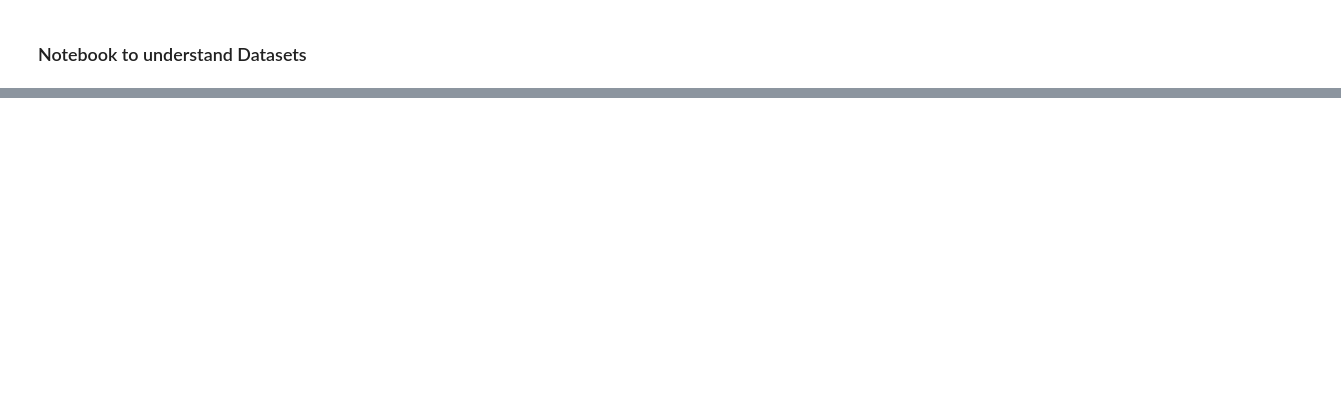
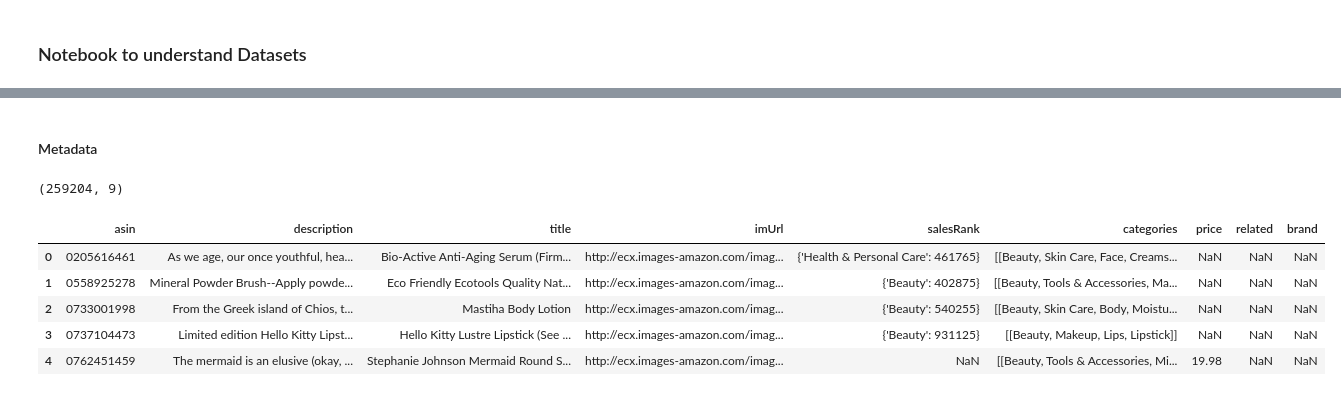
Before and after one commit to Hafeezmhk7/Hafeez_ecir_tiger, a Jupyter notebook: notebooks/dataset.ipynb, the cells around one changed output, grey strips where cells are left out. Drawn from its saved outputs; the diff is of its cells as text; code cells hidden in the pictures; blank space fills up the shorter version.

Commit message:
data understanding notebook

```diff
--- a/notebooks/dataset.ipynb
+++ b/notebooks/dataset.ipynb
@@ -43,0 +309,5 @@ exp_splits["val"][0]
+# %%
+with open(f"{DATASET_DIR}/{DATASET_SPLIT}/zeroshot_exp_splits.pkl", "rb") as f:
+    zeroshot_exp_splits = pickle.load(f)
+
+display_pickle_summary(zeroshot_exp_splits, title="Zero-Shot Exp Splits Summary")
@@ -43,0 +324,5 @@ exp_splits["val"][0]
+# %%
+with open(f"{DATASET_DIR}/{DATASET_SPLIT}/user_id2name.pkl", "rb") as f:
+    user_id2name = pickle.load(f)
+
+len(user_id2name)
@@ -43,0 +331,5 @@ exp_splits["val"][0]
+# %%
+with open(f"{DATASET_DIR}/{DATASET_SPLIT}/datamaps.json", "rb") as f:
+    datamaps = json.load(f)
+
+display_pickle_summary(datamaps, title="Data Maps Summary")
@@ -43,0 +350,34 @@ exp_splits["val"][0]
+# %% [markdown]
+#### Metadata
+# %%
+def parse(path):
+  g = gzip.open(path, 'r')
+  for l in g:
+    yield eval(l)
+
+def parse(path):
+  g = gzip.open(path, 'rb')
+  for l in g:
+    yield eval(l)
+
+def getDF(path):
+  i = 0
+  df = {}
+  for d in parse(path):
+    df[i] = d
+    i += 1
+  return pd.DataFrame.from_dict(df, orient='index')
+
+df = getDF(f"{DATASET_DIR}/{DATASET_SPLIT}/meta.json.gz")
+df.shape
+# %%
+rprint(df.shape)
+df.head()
+# %% [output]
+(259204, 9)
+|  | asin | description | title | imUrl | salesRank | categories | price | related | brand |
+| 0 | 0205616461 | As we age, our once youthful, hea... | Bio-Active Anti-Aging Serum (Firm... | http://ecx.images-amazon.com/imag... | {'Health & Personal Care': 461765} | [[Beauty, Skin Care, Face, Creams... | NaN | NaN | NaN |
+| 1 | 0558925278 | Mineral Powder Brush--Apply powde... | Eco Friendly Ecotools Quality Nat... | http://ecx.images-amazon.com/imag... | {'Beauty': 402875} | [[Beauty, Tools & Accessories, Ma... | NaN | NaN | NaN |
+| 2 | 0733001998 | From the Greek island of Chios, t... | Mastiha Body Lotion | http://ecx.images-amazon.com/imag... | {'Beauty': 540255} | [[Beauty, Skin Care, Body, Moistu... | NaN | NaN | NaN |
+| 3 | 0737104473 | Limited edition Hello Kitty Lipst... | Hello Kitty Lustre Lipstick (See ... | http://ecx.images-amazon.com/imag... | {'Beauty': 931125} | [[Beauty, Makeup, Lips, Lipstick]] | NaN | NaN | NaN |
+| 4 | 0762451459 | The mermaid is an elusive (okay, ... | Stephanie Johnson Mermaid Round S... | http://ecx.images-amazon.com/imag... | NaN | [[Beauty, Tools & Accessories, Mi... | 19.98 | NaN | NaN |
```
Also changed, not shown: parts of 32 cells of this notebook.
